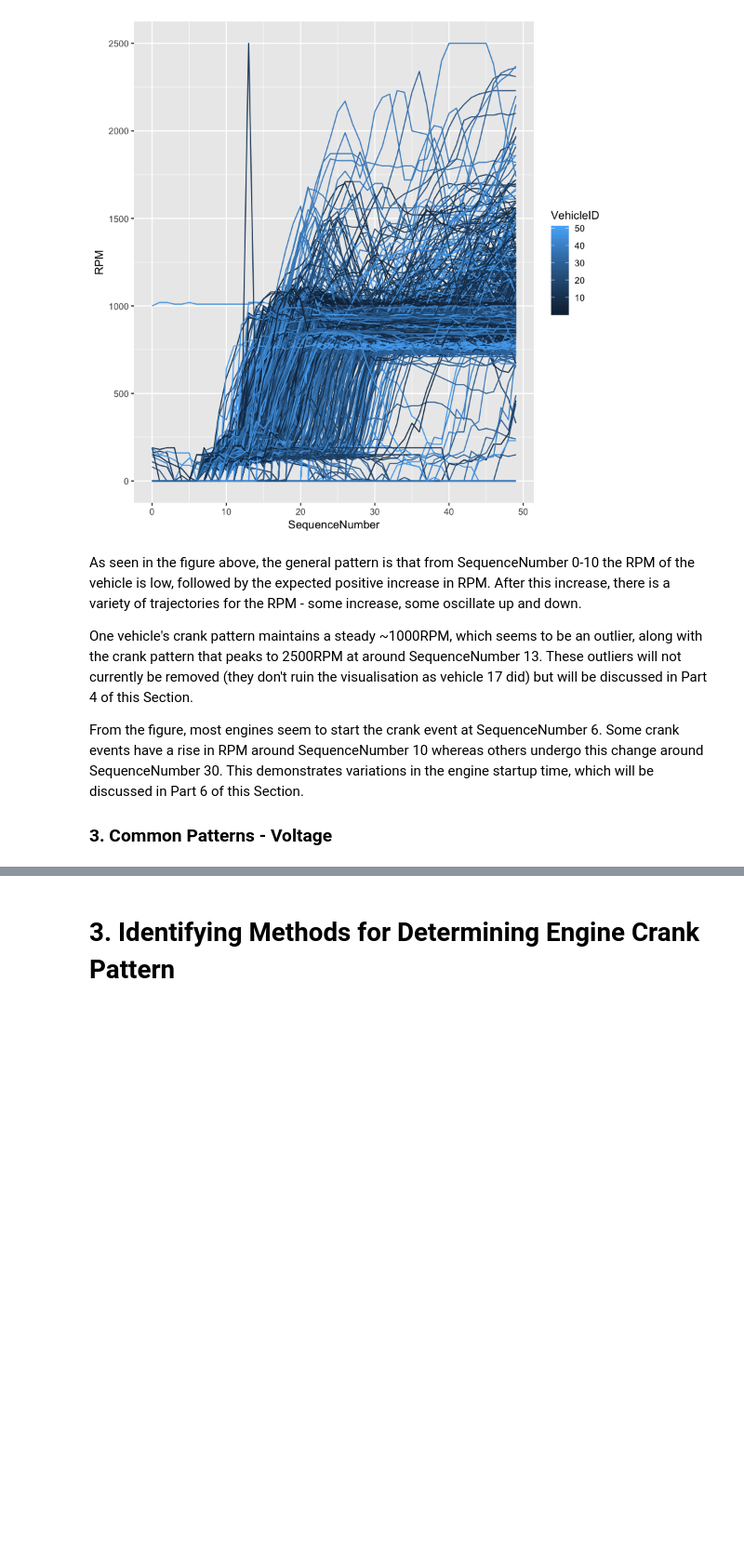
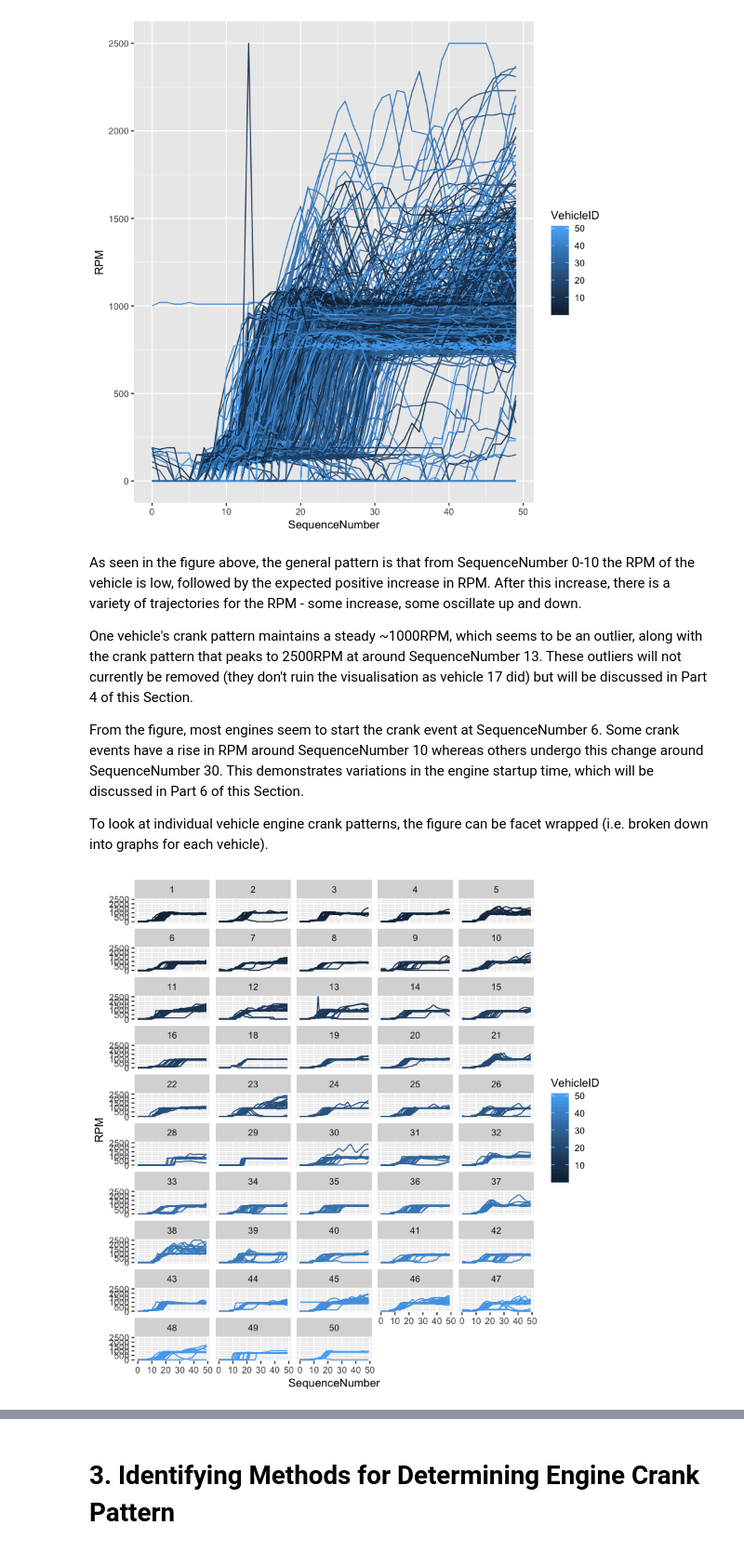
Before and after one commit to S-Ashcroft/EngineCrankPatterns, a Jupyter notebook: Notebook.ipynb, the cells around one changed output, grey strips where cells are left out. Shown at 93% size. Saved outputs shown, nothing was run; the diff lists cells and outputs as text; code cells hidden in the pictures; blank space fills up the shorter version.

```diff
--- a/Notebook.ipynb
+++ b/Notebook.ipynb
@@ -288,4 +297,9 @@ One vehicle's crank pattern maintains a steady ~1000RPM, which seems to be an ou
 
 From the figure, most engines seem to start the crank event at SequenceNumber 6. Some crank events have a rise in RPM around SequenceNumber 10 whereas others undergo this change around SequenceNumber 30. This demonstrates variations in the engine startup time, which will be discussed in Part 6 of this Section.
 
-### 3. Common Patterns - Voltage
+To look at individual vehicle engine crank patterns, the figure can be facet wrapped (i.e. broken down into graphs for each vehicle).
+# %%
+# facet wrap to observe engine crank patterns for each vehicle
+plot3 + facet_wrap(facets=df$VehicleID, nrow = 10, ncol = 5)
+# %% [output]
+[figure, added]
```
Also changed, not shown: parts of 21 cells of this notebook.
